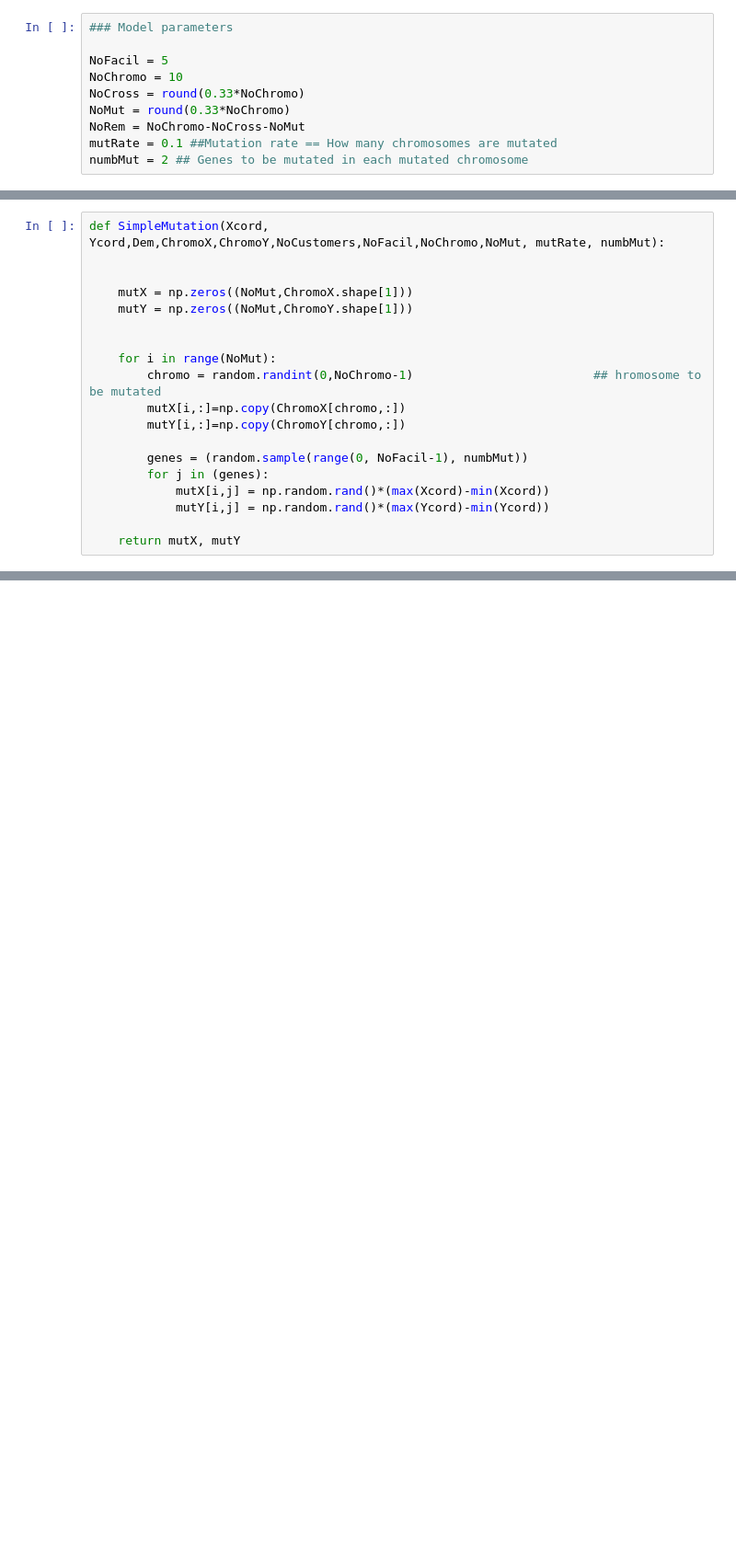
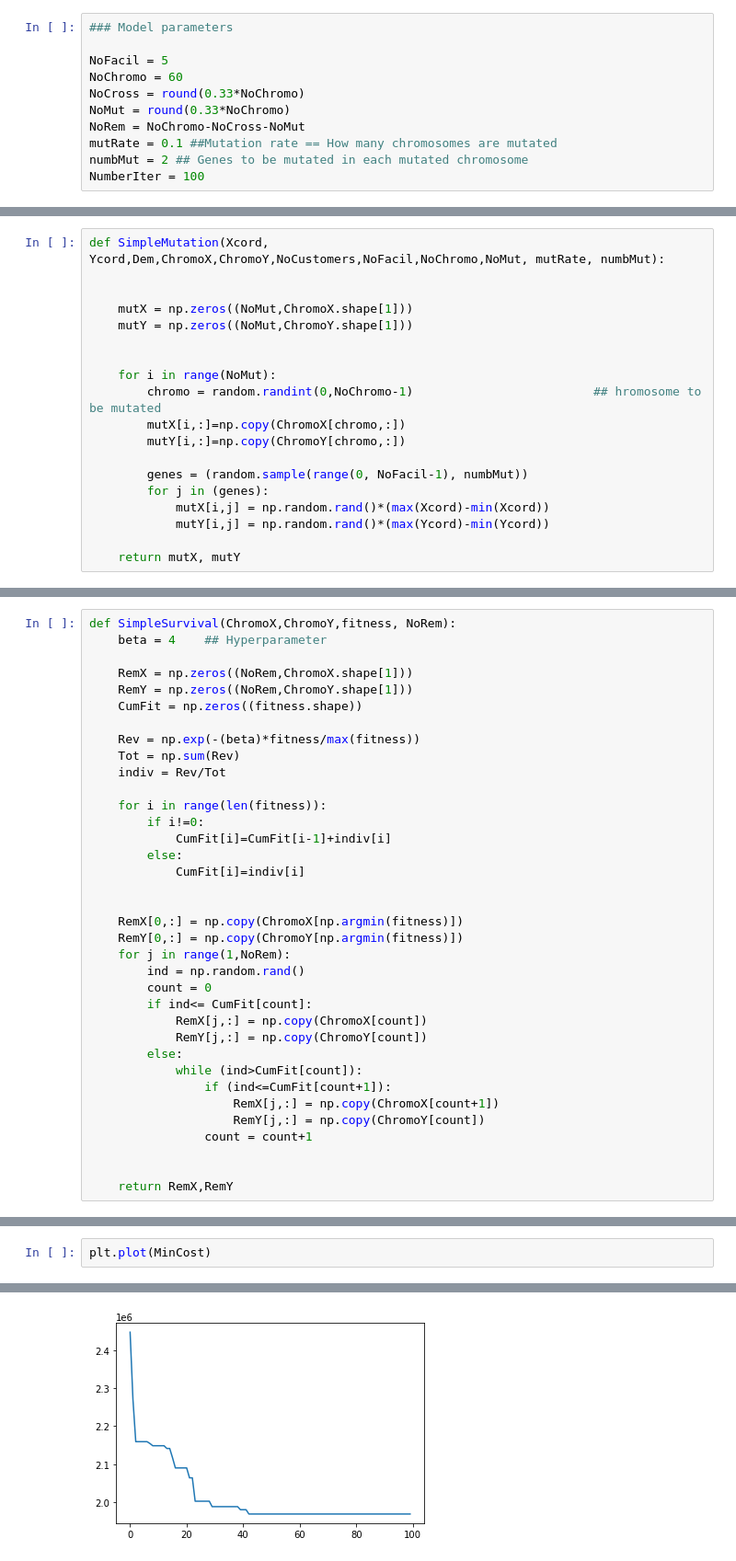
Before and after one commit to jmoschos/Genetic_algorithm, a Jupyter notebook: GA.ipynb, the cells around one changed output, grey strips where cells are left out. Shown at 92% size. Cells and saved outputs as stored; diff of their text form; blank space fills up the shorter version.

Commit message:
Survival process + main. Algorithm is running

```diff
--- a/GA.ipynb
+++ b/GA.ipynb
@@ -33,12 +34,13 @@ Demand = np.asarray(Dem).reshape(NoCustomers,1)
 ### Model parameters
 
 NoFacil = 5
-NoChromo = 10
+NoChromo = 60
 NoCross = round(0.33*NoChromo)
 NoMut = round(0.33*NoChromo)
 NoRem = NoChromo-NoCross-NoMut
 mutRate = 0.1 ##Mutation rate == How many chromosomes are mutated
 numbMut = 2 ## Genes to be mutated in each mutated chromosome
+NumberIter = 100
 # %%
 np.random.seed(100)
 ChromoX = np.random.rand(NoChromo,NoFacil)*(max(Xcord)-min(Xcord))
@@ -213,0 +211,36 @@ mutX,mutY =SimpleMutation(Xcord,Ycord,Demand,ChromoX,ChromoY,NoCustomers,NoFacil
+# %%
+def SimpleSurvival(ChromoX,ChromoY,fitness, NoRem):
+    beta = 4    ## Hyperparameter
+
+    RemX = np.zeros((NoRem,ChromoX.shape[1]))
+    RemY = np.zeros((NoRem,ChromoY.shape[1]))
+    CumFit = np.zeros((fitness.shape))
+
+    Rev = np.exp(-(beta)*fitness/max(fitness))
+    Tot = np.sum(Rev)
+    indiv = Rev/Tot
+
+    for i in range(len(fitness)):
+        if i!=0:
+            CumFit[i]=CumFit[i-1]+indiv[i]
+        else:
+            CumFit[i]=indiv[i]
+
+
+    RemX[0,:] = np.copy(ChromoX[np.argmin(fitness)])
+    RemY[0,:] = np.copy(ChromoY[np.argmin(fitness)])
+    for j in range(1,NoRem):
+        ind = np.random.rand()
+        count = 0
+        if ind<= CumFit[count]:
+            RemX[j,:] = np.copy(ChromoX[count])
+            RemY[j,:] = np.copy(ChromoY[count])
+        else:
+            while (ind>CumFit[count]):
+                if (ind<=CumFit[count+1]):
+                    RemX[j,:] = np.copy(ChromoX[count+1])
+                    RemY[j,:] = np.copy(ChromoY[count])
+                count = count+1
+
+
+    return RemX,RemY
@@ -225,0 +337,3 @@ min(Evaluation(Xcord,Ycord,Demand,mutX,mutY,NoCustomers,NoFacil,NoMut))
+# %%
+plt.plot(MinCost)
+# %% [output]
@@ -225,0 +341 @@ min(Evaluation(Xcord,Ycord,Demand,mutX,mutY,NoCustomers,NoFacil,NoMut))
+[figure, added]
```
Also changed, not shown: parts of 13 cells of this notebook.
